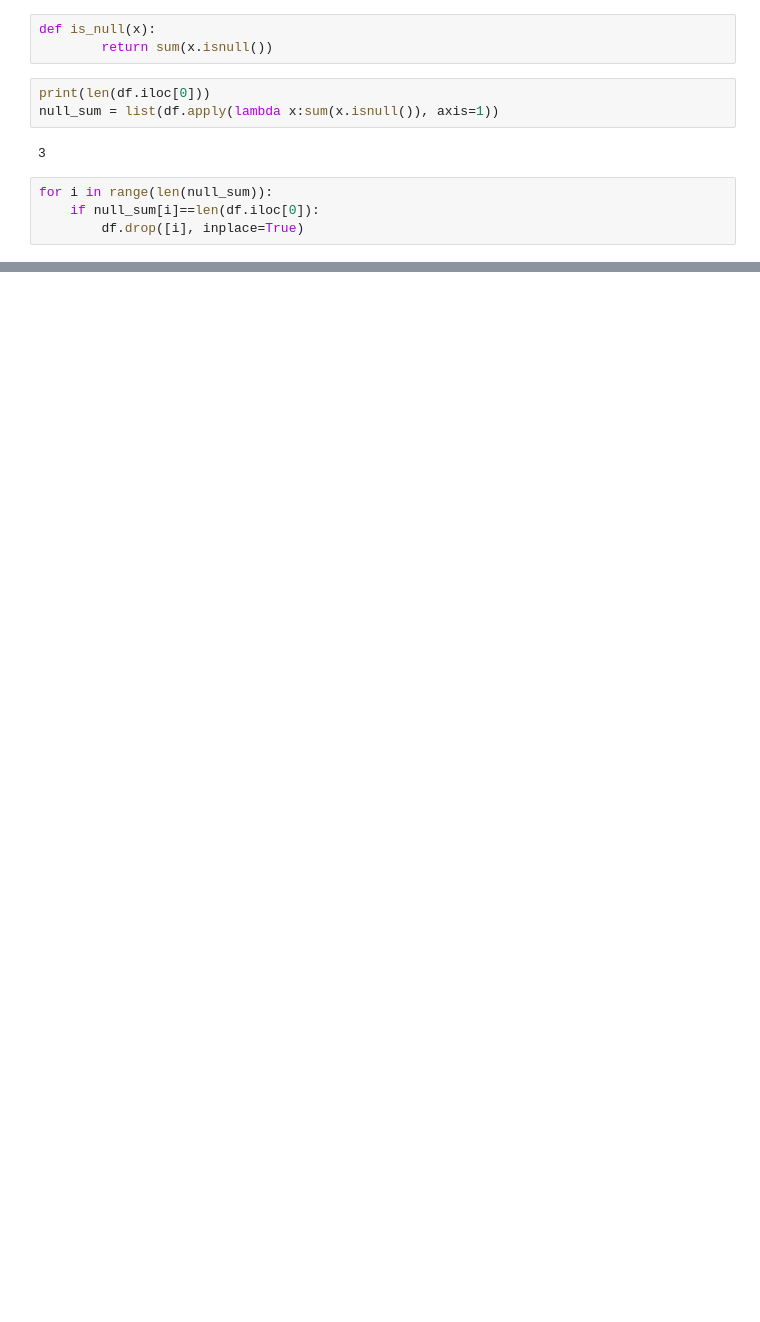
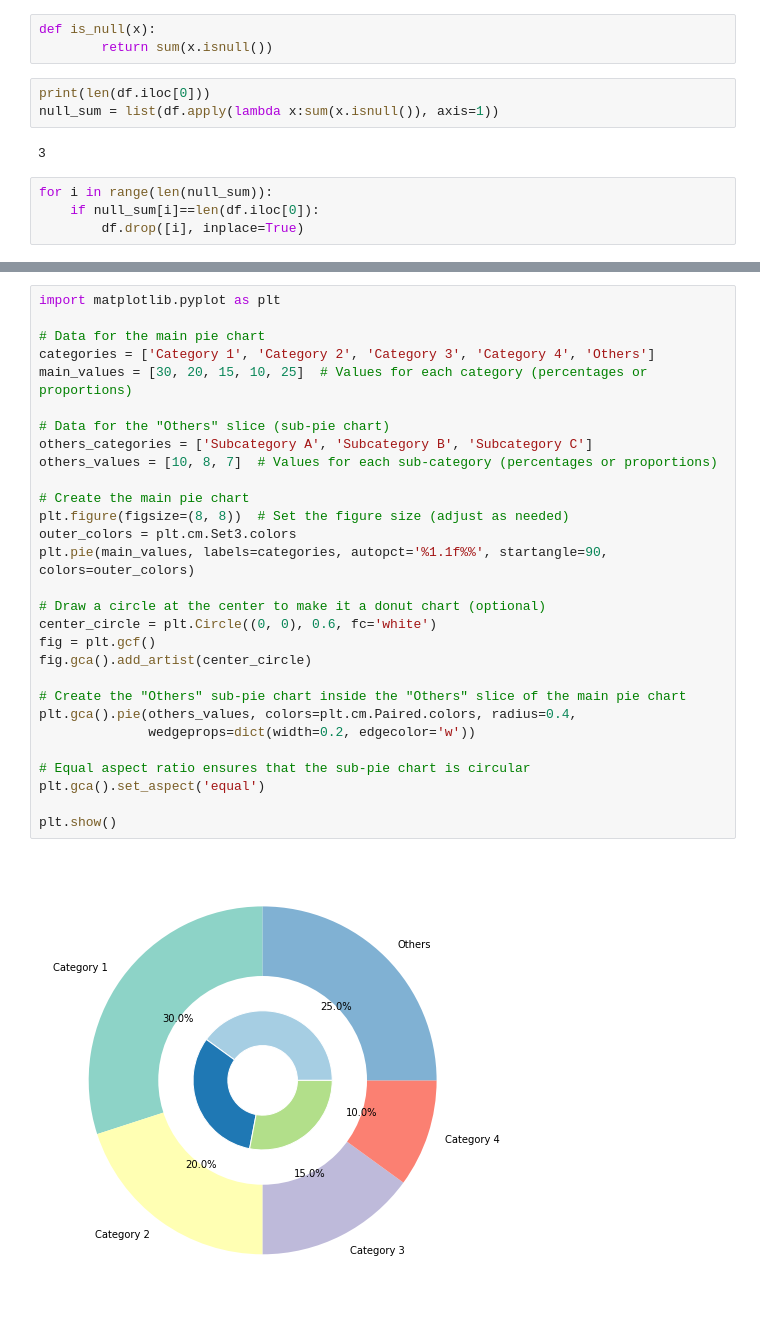
Before and after one commit to atomikkus/dsml-nov22-beginner-morning-tue, a Jupyter notebook: python_libs/numpy/IMDB-assignments.ipynb, the cells around one changed output, grey strips where cells are left out. Saved outputs shown, nothing was run; the diff lists cells and outputs as text; blank space fills up the shorter version.

```diff
--- a/python_libs/numpy/IMDB-assignments.ipynb
+++ b/python_libs/numpy/IMDB-assignments.ipynb
@@ -70,0 +176,31 @@ df
+# %%
+import matplotlib.pyplot as plt
+
+# Data for the main pie chart
+categories = ['Category 1', 'Category 2', 'Category 3', 'Category 4', 'Others']
+main_values = [30, 20, 15, 10, 25]  # Values for each category (percentages or proportions)
+
+# Data for the "Others" slice (sub-pie chart)
+others_categories = ['Subcategory A', 'Subcategory B', 'Subcategory C']
+others_values = [10, 8, 7]  # Values for each sub-category (percentages or proportions)
+
+# Create the main pie chart
+plt.figure(figsize=(8, 8))  # Set the figure size (adjust as needed)
+outer_colors = plt.cm.Set3.colors
+plt.pie(main_values, labels=categories, autopct='%1.1f%%', startangle=90, colors=outer_colors)
+
+# Draw a circle at the center to make it a donut chart (optional)
+center_circle = plt.Circle((0, 0), 0.6, fc='white')
+fig = plt.gcf()
+fig.gca().add_artist(center_circle)
+
+# Create the "Others" sub-pie chart inside the "Others" slice of the main pie chart
+plt.gca().pie(others_values, colors=plt.cm.Paired.colors, radius=0.4,
+              wedgeprops=dict(width=0.2, edgecolor='w'))
+
+# Equal aspect ratio ensures that the sub-pie chart is circular
+plt.gca().set_aspect('equal')
+
+plt.show()
+# %% [output]
+[figure, added]
```
Also changed, not shown: parts of 36 cells of this notebook, 1 other file.
